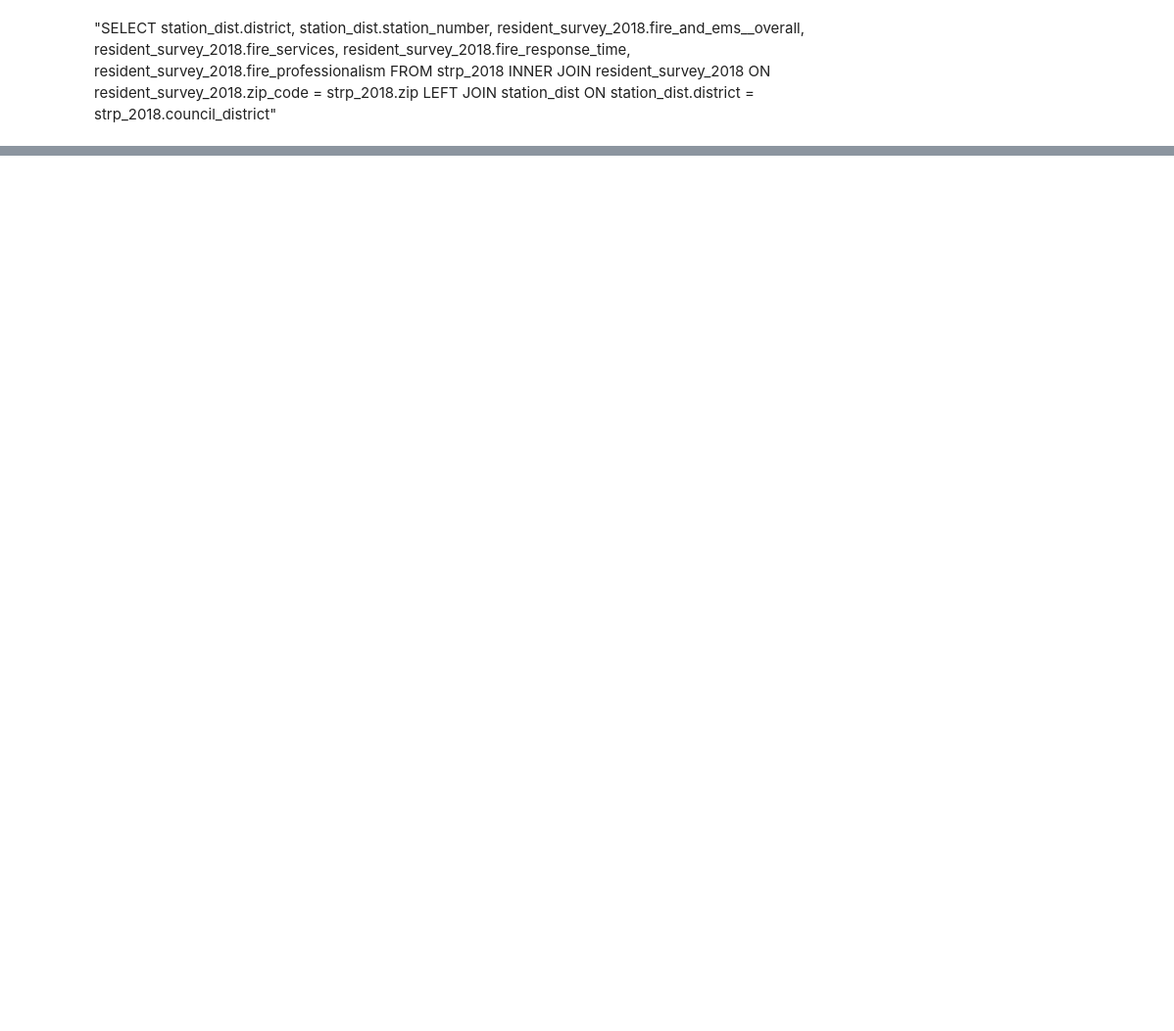
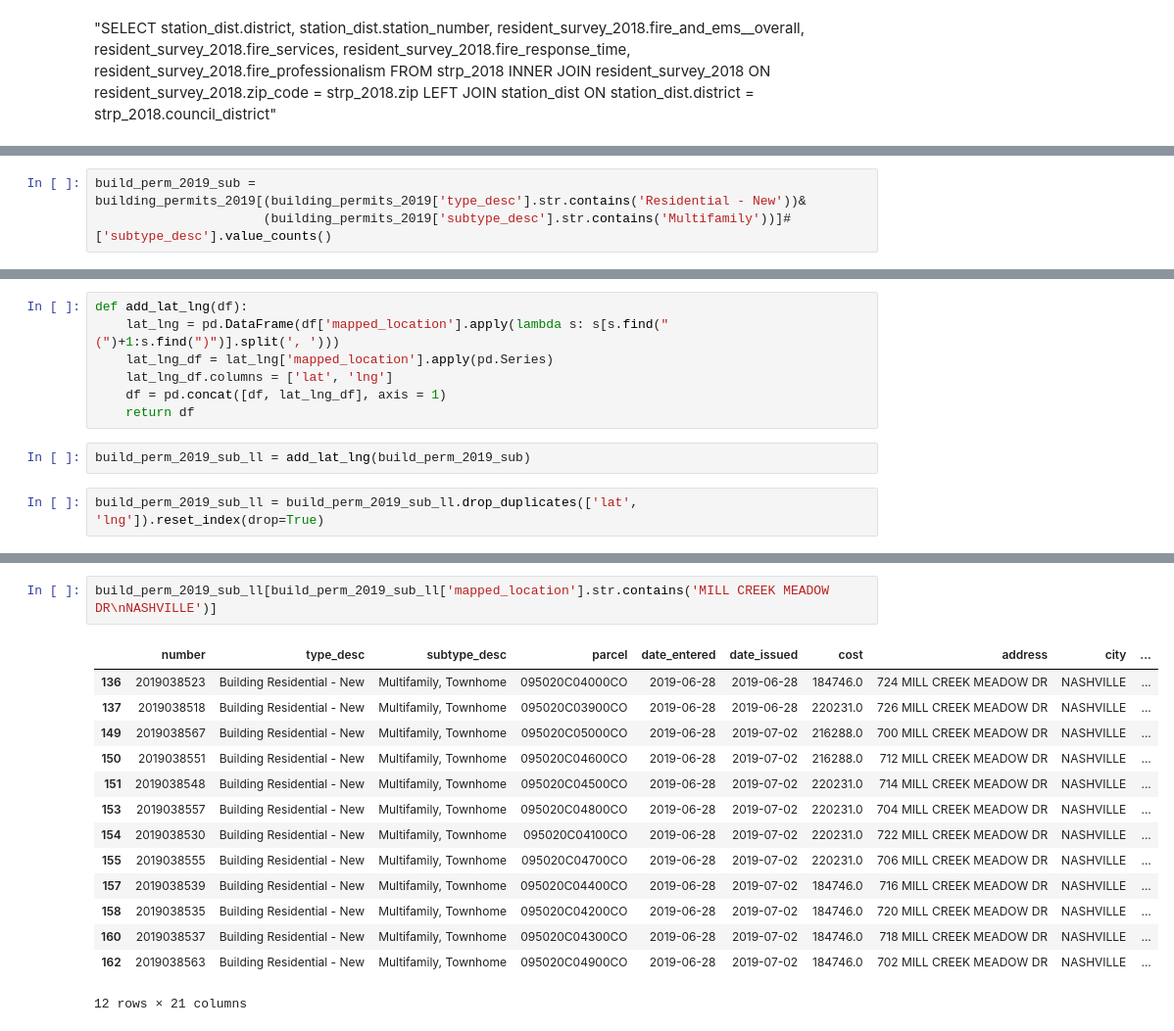
Before and after one commit to NSS-Data-Instructional-Stuff/data-analytics-jumpstart, a Jupyter notebook: da_js_dq2_testing/test_data_question.ipynb, the cells around one changed output, grey strips where cells are left out. Shown: that part at 98% size. Saved outputs shown, nothing was run; the diff lists cells and outputs as text; blank space fills up the shorter version.

```diff
--- a/da_js_dq2_testing/test_data_question.ipynb
+++ b/da_js_dq2_testing/test_data_question.ipynb
@@ -312,0 +339,3 @@ fire_council_survey.drop_duplicates('district').sort_values('district')
+# %%
+build_perm_2019_sub = building_permits_2019[(building_permits_2019['type_desc'].str.contains('Residential - New'))&
+                      (building_permits_2019['subtype_desc'].str.contains('Multifamily'))]#['subtype_desc'].value_counts()
@@ -312,0 +347,11 @@ fire_council_survey.drop_duplicates('district').sort_values('district')
+# %%
+def add_lat_lng(df):
+    lat_lng = pd.DataFrame(df['mapped_location'].apply(lambda s: s[s.find("(")+1:s.find(")")].split(', ')))
+    lat_lng_df = lat_lng['mapped_location'].apply(pd.Series)
+    lat_lng_df.columns = ['lat', 'lng']
+    df = pd.concat([df, lat_lng_df], axis = 1)
+    return df
+# %%
+build_perm_2019_sub_ll = add_lat_lng(build_perm_2019_sub)
+# %%
+build_perm_2019_sub_ll = build_perm_2019_sub_ll.drop_duplicates(['lat', 'lng']).reset_index(drop=True)
@@ -312,0 +390,17 @@ fire_council_survey.drop_duplicates('district').sort_values('district')
+# %%
+build_perm_2019_sub_ll[build_perm_2019_sub_ll['mapped_location'].str.contains('MILL CREEK MEADOW DR\nNASHVILLE')]
+# %% [output]
+|  | number | type_desc | subtype_desc | parcel | date_entered | date_issued | cost | address | city | ... |
+| 136 | 2019038523 | Building Residential - New | Multifamily, Townhome | 095020C04000CO | 2019-06-28 | 2019-06-28 | 184746.0 | 724 MILL CREEK MEADOW DR | NASHVILLE | ... |
+| 137 | 2019038518 | Building Residential - New | Multifamily, Townhome | 095020C03900CO | 2019-06-28 | 2019-06-28 | 220231.0 | 726 MILL CREEK MEADOW DR | NASHVILLE | ... |
+| 149 | 2019038567 | Building Residential - New | Multifamily, Townhome | 095020C05000CO | 2019-06-28 | 2019-07-02 | 216288.0 | 700 MILL CREEK MEADOW DR | NASHVILLE | ... |
+| 150 | 2019038551 | Building Residential - New | Multifamily, Townhome | 095020C04600CO | 2019-06-28 | 2019-07-02 | 216288.0 | 712 MILL CREEK MEADOW DR | NASHVILLE | ... |
+| 151 | 2019038548 | Building Residential - New | Multifamily, Townhome | 095020C04500CO | 2019-06-28 | 2019-07-02 | 220231.0 | 714 MILL CREEK MEADOW DR | NASHVILLE | ... |
+| 153 | 2019038557 | Building Residential - New | Multifamily, Townhome | 095020C04800CO | 2019-06-28 | 2019-07-02 | 220231.0 | 704 MILL CREEK MEADOW DR | NASHVILLE | ... |
+| 154 | 2019038530 | Building Residential - New | Multifamily, Townhome | 095020C04100CO | 2019-06-28 | 2019-07-02 | 220231.0 | 722 MILL CREEK MEADOW DR | NASHVILLE | ... |
+| 155 | 2019038555 | Building Residential - New | Multifamily, Townhome | 095020C04700CO | 2019-06-28 | 2019-07-02 | 220231.0 | 706 MILL CREEK MEADOW DR | NASHVILLE | ... |
+| 157 | 2019038539 | Building Residential - New | Multifamily, Townhome | 095020C04400CO | 2019-06-28 | 2019-07-02 | 184746.0 | 716 MILL CREEK MEADOW DR | NASHVILLE | ... |
+| 158 | 2019038535 | Building Residential - New | Multifamily, Townhome | 095020C04200CO | 2019-06-28 | 2019-07-02 | 184746.0 | 720 MILL CREEK MEADOW DR | NASHVILLE | ... |
+| 160 | 2019038537 | Building Residential - New | Multifamily, Townhome | 095020C04300CO | 2019-06-28 | 2019-07-02 | 184746.0 | 718 MILL CREEK MEADOW DR | NASHVILLE | ... |
+| 162 | 2019038563 | Building Residential - New | Multifamily, Townhome | 095020C04900CO | 2019-06-28 | 2019-07-02 | 184746.0 | 702 MILL CREEK MEADOW DR | NASHVILLE | ... |
+12 rows × 21 columns
```
Also changed, not shown: parts of 39 cells of this notebook.
